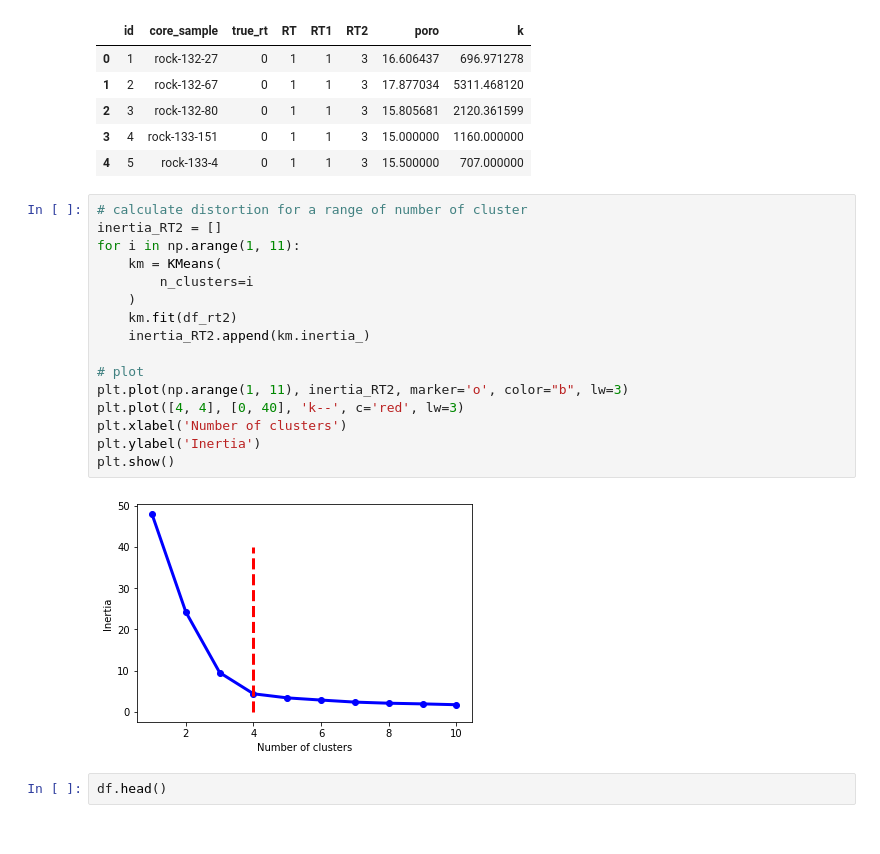
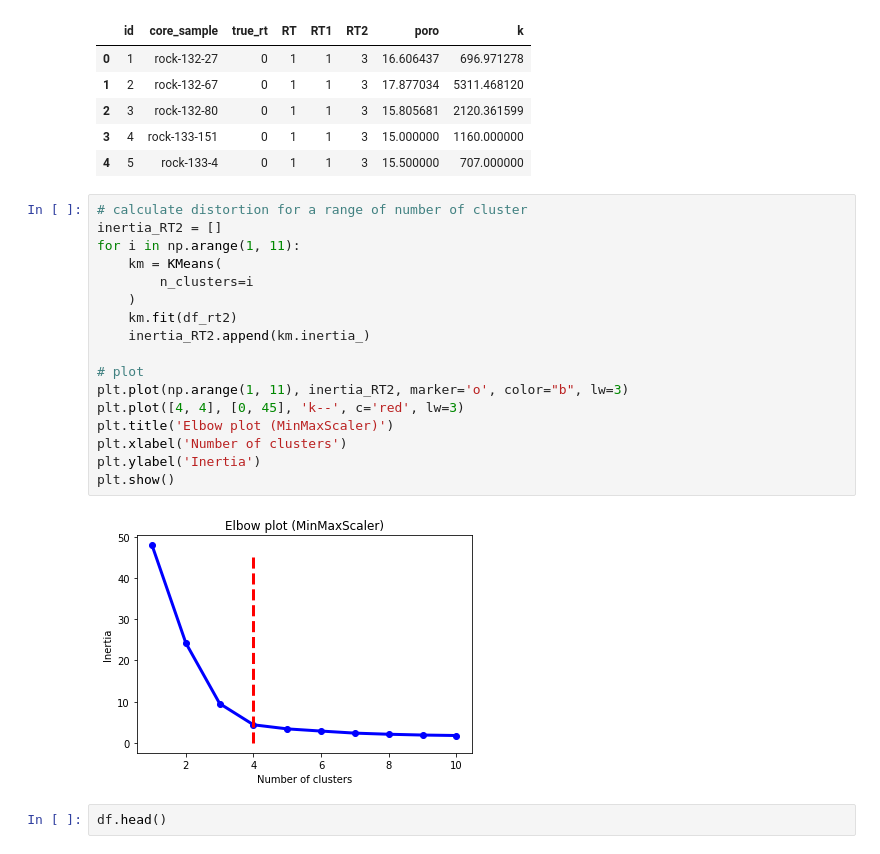
Before and after one commit to perezjgg/PuKnow, a Jupyter notebook: Python/Clustering_RockType_Classification.ipynb, the cells around one changed output. Saved outputs shown, nothing was run; the diff lists cells and outputs as text.

```diff
--- a/Python/Clustering_RockType_Classification.ipynb
+++ b/Python/Clustering_RockType_Classification.ipynb
@@ -348,21 +310,22 @@ df.head(5)
 # %%
 # calculate distortion for a range of number of cluster
 inertia_RT2 = []
 for i in np.arange(1, 11):
     km = KMeans(
         n_clusters=i
     )
     km.fit(df_rt2)
     inertia_RT2.append(km.inertia_)
 
 # plot
 plt.plot(np.arange(1, 11), inertia_RT2, marker='o', color="b", lw=3)
-plt.plot([4, 4], [0, 40], 'k--', c='red', lw=3)
+plt.plot([4, 4], [0, 45], 'k--', c='red', lw=3)
+plt.title('Elbow plot (MinMaxScaler)')
 plt.xlabel('Number of clusters')
 plt.ylabel('Inertia')
 plt.show()
 # %% [output]
-[figure, old version]
+[figure, new version]
 # %%
 df.head()
 # %% [output]
```
Also changed, not shown: parts of 19 cells of this notebook.
